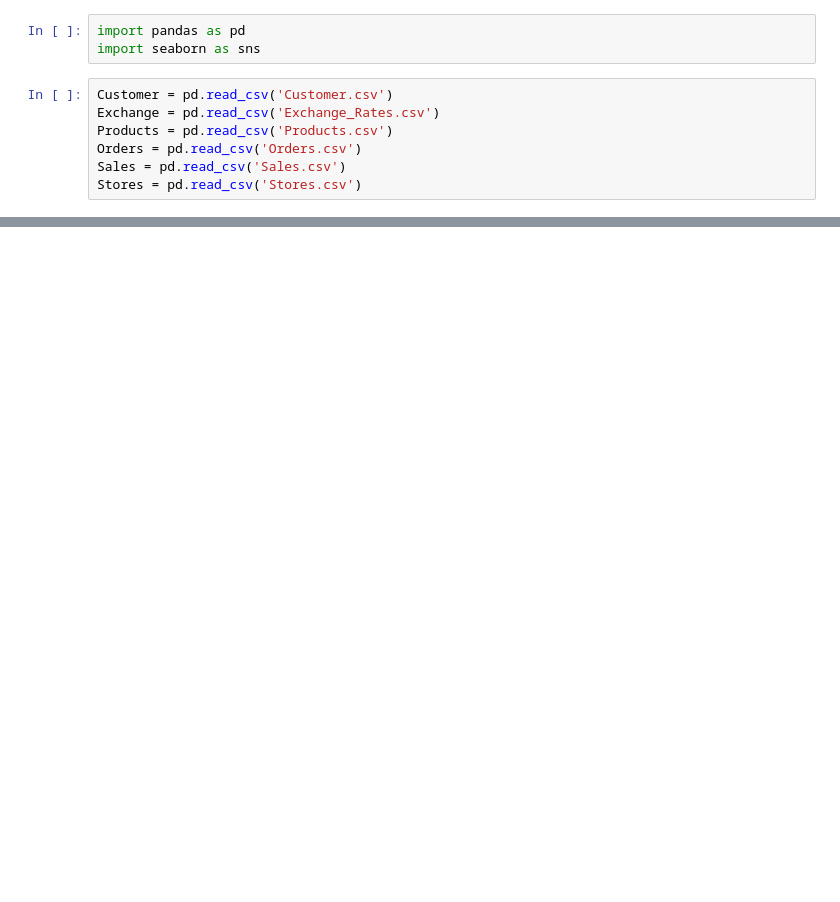
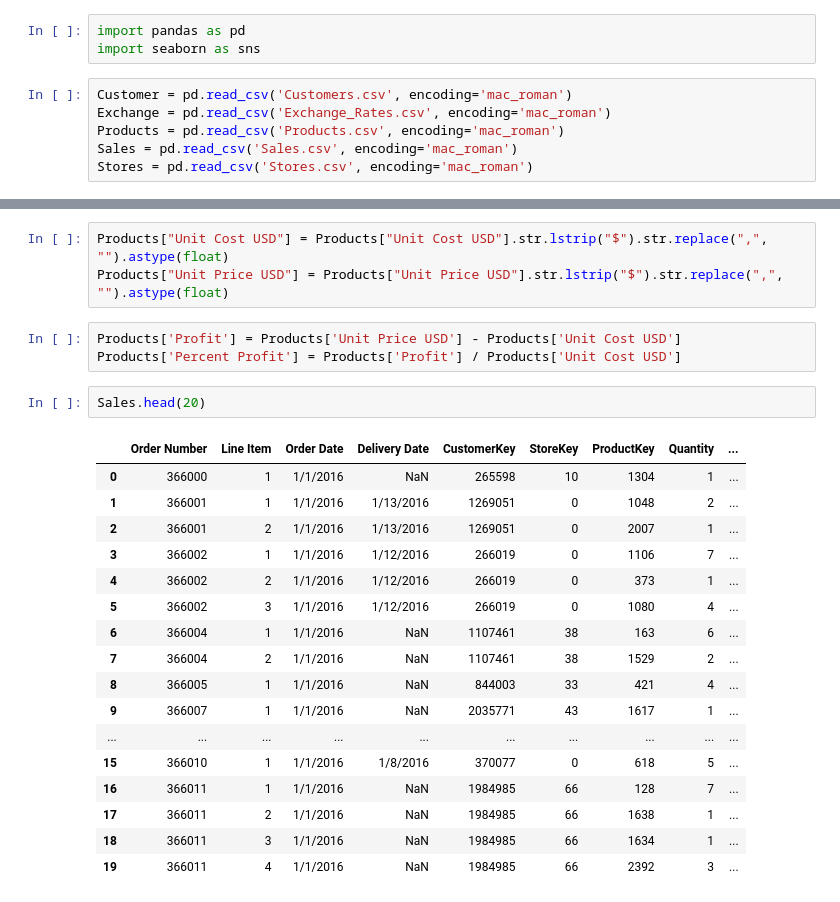
Before and after one commit to Hubert-Pierzchalski/Electronic_Store_Data_Vis, a Jupyter notebook: main.ipynb, the cells around one changed output, grey strips where cells are left out. Drawn from its saved outputs; the diff is of its cells as text; blank space fills up the shorter version.

```diff
--- a/main.ipynb
+++ b/main.ipynb
@@ -2,9 +2,8 @@
 import pandas as pd
 import seaborn as sns
 # %%
-Customer = pd.read_csv('Customer.csv')
-Exchange = pd.read_csv('Exchange_Rates.csv')
-Products = pd.read_csv('Products.csv')
-Orders = pd.read_csv('Orders.csv')
-Sales = pd.read_csv('Sales.csv')
-Stores = pd.read_csv('Stores.csv')
+Customer = pd.read_csv('Customers.csv', encoding='mac_roman')
+Exchange = pd.read_csv('Exchange_Rates.csv', encoding='mac_roman')
+Products = pd.read_csv('Products.csv', encoding='mac_roman')
+Sales = pd.read_csv('Sales.csv', encoding='mac_roman')
+Stores = pd.read_csv('Stores.csv', encoding='mac_roman')
@@ -12,0 +37,26 @@ NameError: name 'pd' is not defined
+# %%
+Products["Unit Cost USD"] = Products["Unit Cost USD"].str.lstrip("$").str.replace(",", "").astype(float)
+Products["Unit Price USD"] = Products["Unit Price USD"].str.lstrip("$").str.replace(",", "").astype(float)
+# %%
+Products['Profit'] = Products['Unit Price USD'] - Products['Unit Cost USD']
+Products['Percent Profit'] = Products['Profit'] / Products['Unit Cost USD']
+# %%
+Sales.head(20)
+# %% [output]
+|  | Order Number | Line Item | Order Date | Delivery Date | CustomerKey | StoreKey | ProductKey | Quantity | ... |
+| 0 | 366000 | 1 | 1/1/2016 | NaN | 265598 | 10 | 1304 | 1 | ... |
+| 1 | 366001 | 1 | 1/1/2016 | 1/13/2016 | 1269051 | 0 | 1048 | 2 | ... |
+| 2 | 366001 | 2 | 1/1/2016 | 1/13/2016 | 1269051 | 0 | 2007 | 1 | ... |
+| 3 | 366002 | 1 | 1/1/2016 | 1/12/2016 | 266019 | 0 | 1106 | 7 | ... |
+| 4 | 366002 | 2 | 1/1/2016 | 1/12/2016 | 266019 | 0 | 373 | 1 | ... |
+| 5 | 366002 | 3 | 1/1/2016 | 1/12/2016 | 266019 | 0 | 1080 | 4 | ... |
+| 6 | 366004 | 1 | 1/1/2016 | NaN | 1107461 | 38 | 163 | 6 | ... |
+| 7 | 366004 | 2 | 1/1/2016 | NaN | 1107461 | 38 | 1529 | 2 | ... |
+| 8 | 366005 | 1 | 1/1/2016 | NaN | 844003 | 33 | 421 | 4 | ... |
+| 9 | 366007 | 1 | 1/1/2016 | NaN | 2035771 | 43 | 1617 | 1 | ... |
+| ... | ... | ... | ... | ... | ... | ... | ... | ... | ... |
+| 15 | 366010 | 1 | 1/1/2016 | 1/8/2016 | 370077 | 0 | 618 | 5 | ... |
+| 16 | 366011 | 1 | 1/1/2016 | NaN | 1984985 | 66 | 128 | 7 | ... |
+| 17 | 366011 | 2 | 1/1/2016 | NaN | 1984985 | 66 | 1638 | 1 | ... |
+| 18 | 366011 | 3 | 1/1/2016 | NaN | 1984985 | 66 | 1634 | 1 | ... |
+| 19 | 366011 | 4 | 1/1/2016 | NaN | 1984985 | 66 | 2392 | 3 | ... |
```
Also changed, not shown: parts of 15 cells of this notebook.
